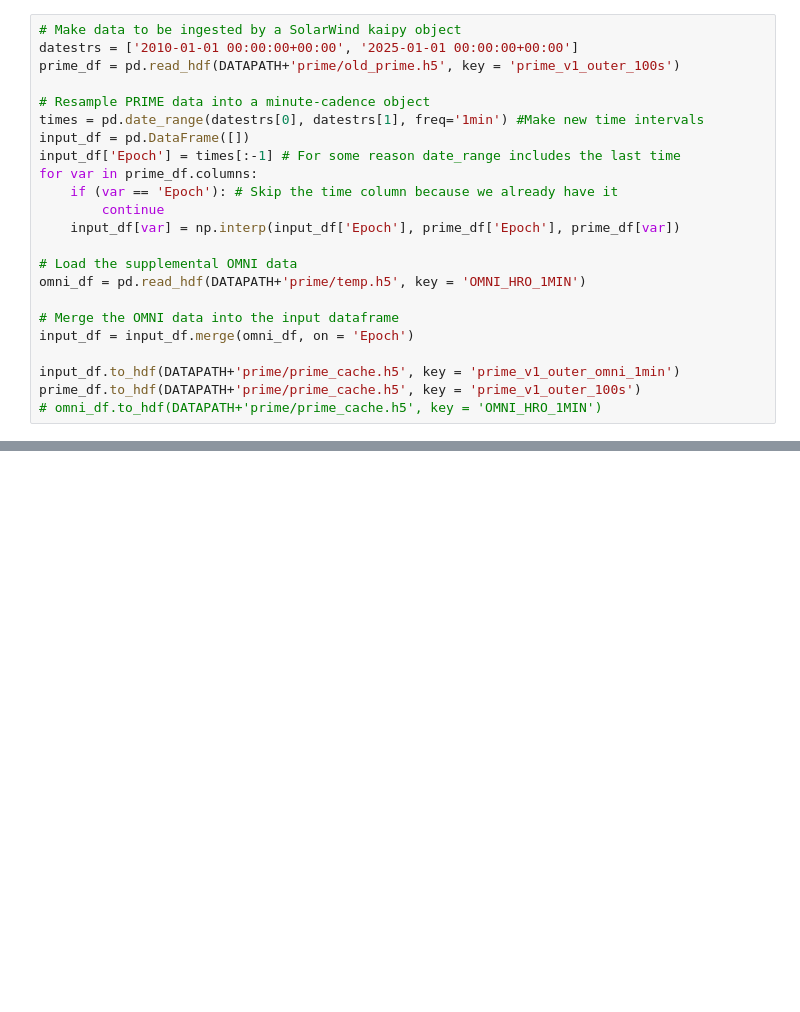
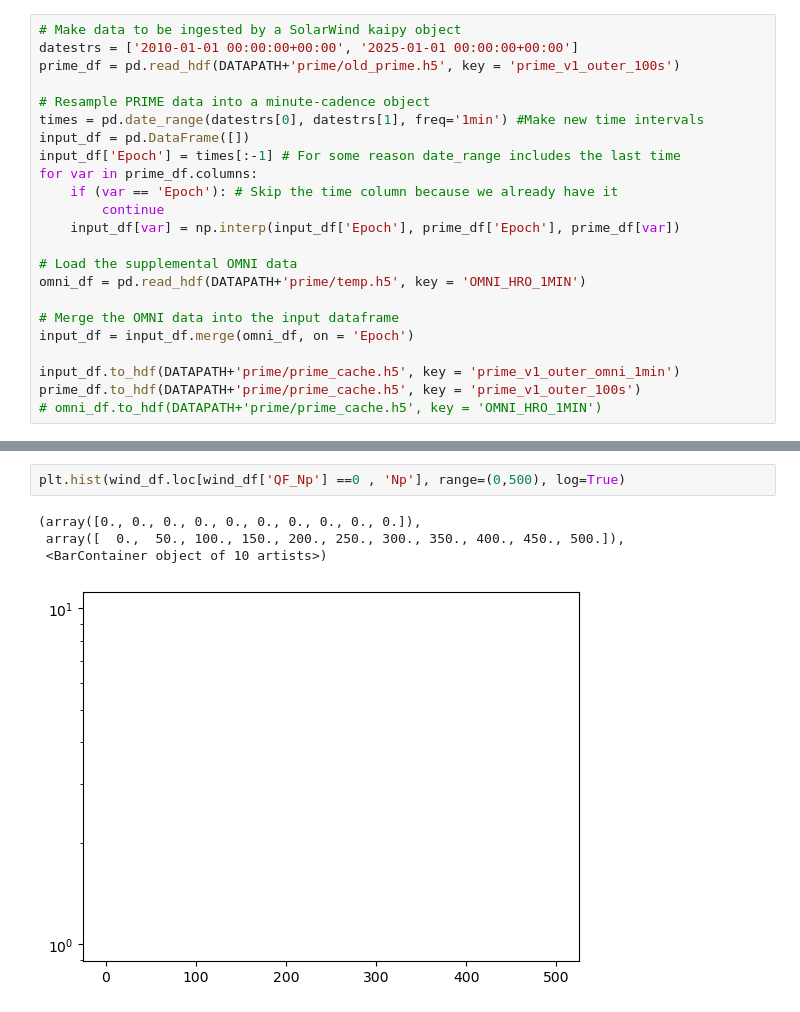
Before and after one commit to connor-obrien888/prime, a Jupyter notebook: prime_lib/notebooks/data.ipynb, the cells around one changed output, grey strips where cells are left out. Cells and saved outputs as stored; diff of their text form; blank space fills up the shorter version.

```diff
--- a/prime_lib/notebooks/data.ipynb
+++ b/prime_lib/notebooks/data.ipynb
@@ -355,0 +398,7 @@ prime_df.to_hdf(DATAPATH+'prime/prime_cache.h5', key = 'prime_v1_outer_100s')
+# %%
+plt.hist(wind_df.loc[wind_df['QF_Np'] ==0 , 'Np'], range=(0,500), log=True)
+# %% [output]
+(array([0., 0., 0., 0., 0., 0., 0., 0., 0., 0.]),
+ array([  0.,  50., 100., 150., 200., 250., 300., 350., 400., 450., 500.]),
+ <BarContainer object of 10 artists>)
+[figure, added]
```
Also changed, not shown: parts of 8 cells of this notebook, 7 other files.
